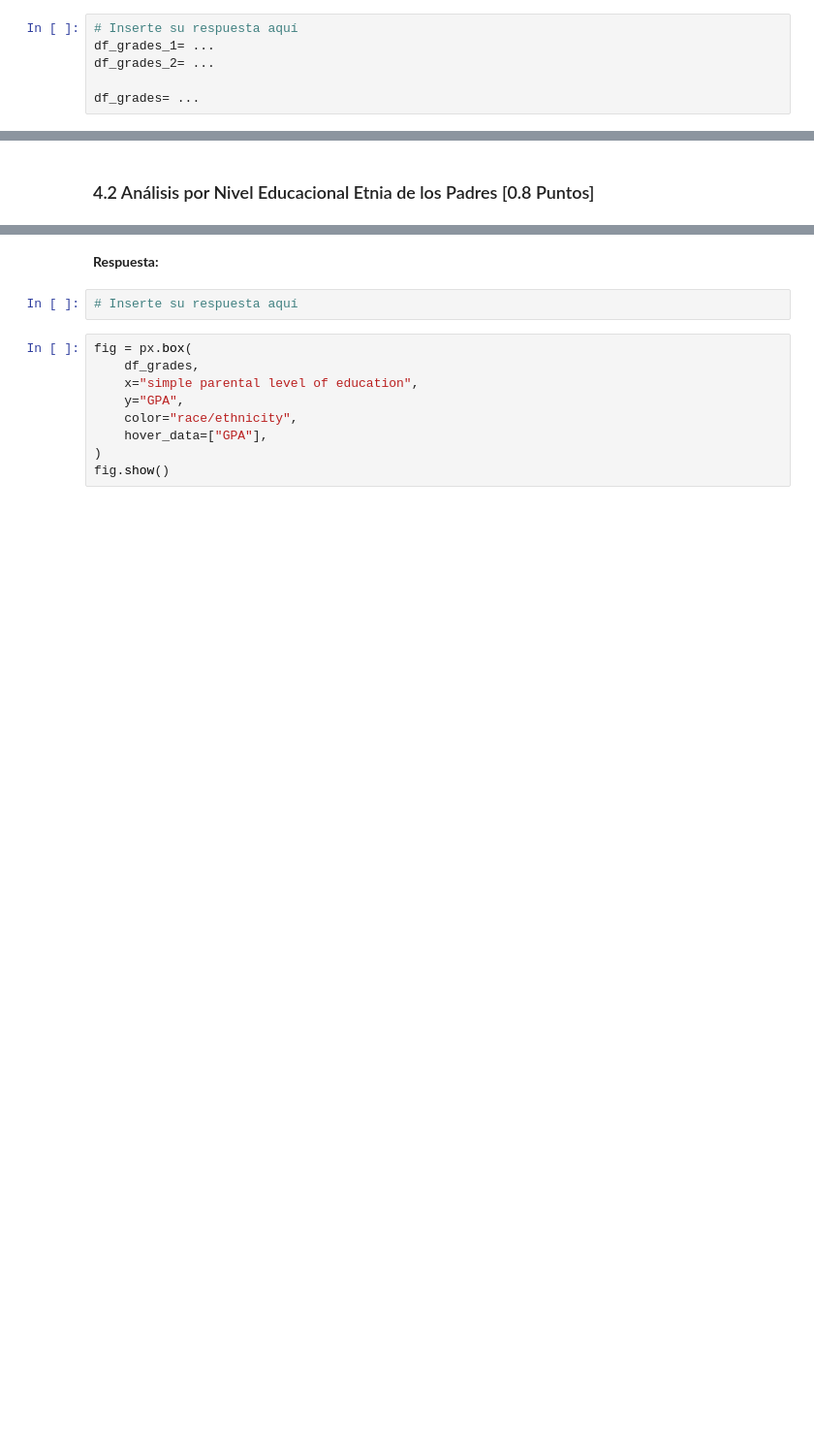
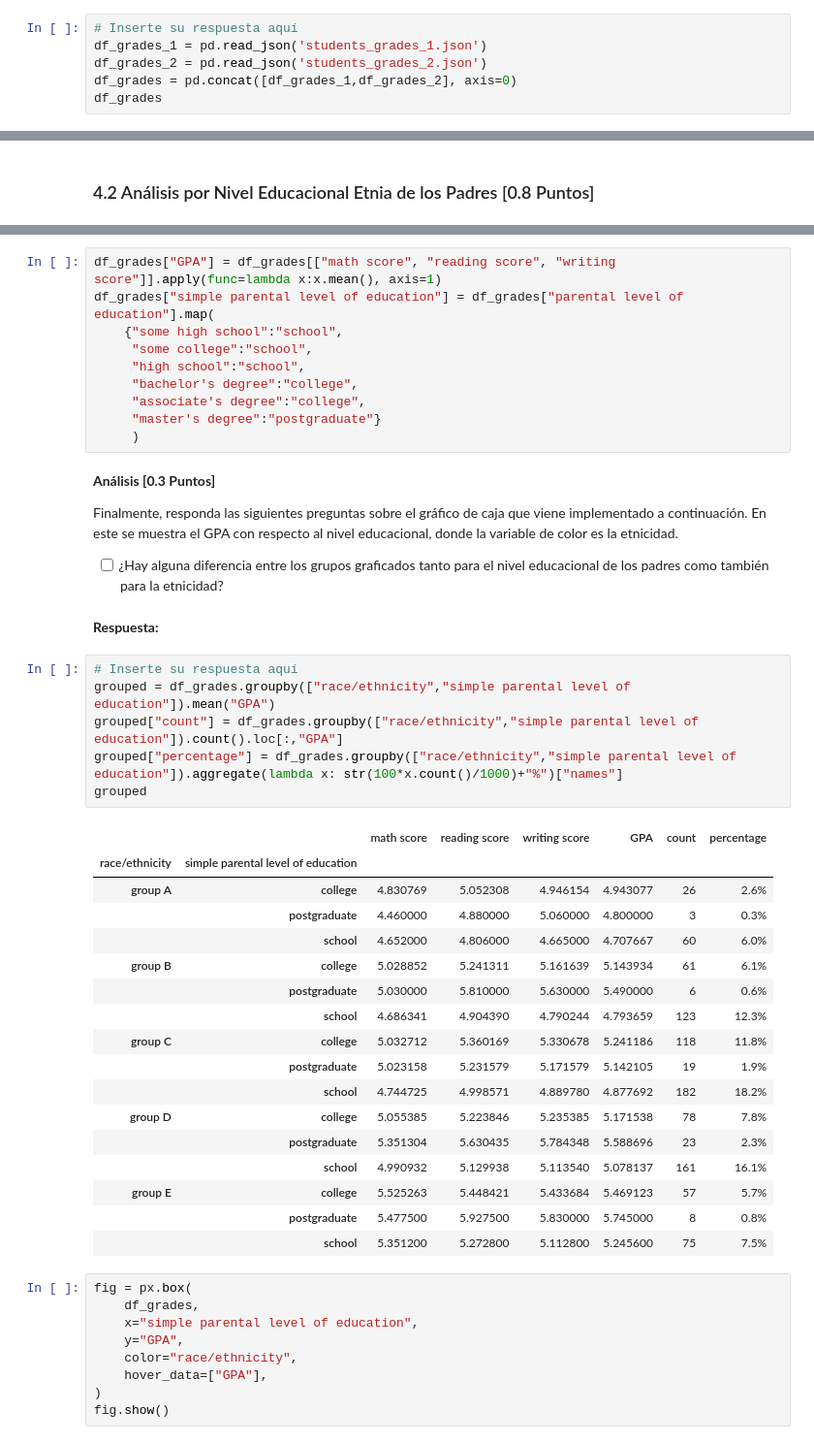
Before and after one commit to carinunez/Labs_MDS, a Jupyter notebook: lab3/Lab3.ipynb, the cells around one changed output, grey strips where cells are left out. Shown: that part at 97% size. Saved outputs shown, nothing was run; the diff lists cells and outputs as text; blank space fills up the shorter version.

```diff
--- a/lab3/Lab3.ipynb
+++ b/lab3/Lab3.ipynb
@@ -678,7 +680,7 @@ Hint: investigue el método `concat`
 **Respuesta:**
 # %%
 # Inserte su respuesta aquí
-df_grades_1= ...
-df_grades_2= ...
-
-df_grades= ...
+df_grades_1 = pd.read_json('students_grades_1.json')
+df_grades_2 = pd.read_json('students_grades_2.json')
+df_grades = pd.concat([df_grades_1,df_grades_2], axis=0)
+df_grades
@@ -724,7 +749,46 @@ Finalmente, responda las siguientes preguntas sobre el gráfico de caja que vien
+# %%
+df_grades["GPA"] = df_grades[["math score", "reading score", "writing score"]].apply(func=lambda x:x.mean(), axis=1)
+df_grades["simple parental level of education"] = df_grades["parental level of education"].map(
+    {"some high school":"school",
+     "some college":"school",
+     "high school":"school",
+     "bachelor's degree":"college",
+     "associate's degree":"college",
+     "master's degree":"postgraduate"}
+     )
+# %% [markdown]
+
+**Análisis [0.3 Puntos]**
+
+Finalmente, responda las siguientes preguntas sobre el gráfico de caja que viene implementado a continuación. En este se muestra el GPA con respecto al nivel educacional, donde la variable de color es la etnicidad.
+
+- [ ]  ¿Hay alguna diferencia entre los grupos graficados tanto para el nivel educacional de los padres como también para la etnicidad?
 # %% [markdown]
 **Respuesta:**
-# %%
-# Inserte su respuesta aquí
+# %%
+# Inserte su respuesta aquí
+grouped = df_grades.groupby(["race/ethnicity","simple parental level of education"]).mean("GPA")
+grouped["count"] = df_grades.groupby(["race/ethnicity","simple parental level of education"]).count().loc[:,"GPA"]
+grouped["percentage"] = df_grades.groupby(["race/ethnicity","simple parental level of education"]).aggregate(lambda x: str(100*x.count()/1000)+"%")["names"]
+grouped
+# %% [output]
+|  |  | math score | reading score | writing score | GPA | count | percentage |
+| race/ethnicity | simple parental level of education |  |  |  |  |  |  |
+| group A | college | 4.830769 | 5.052308 | 4.946154 | 4.943077 | 26 | 2.6% |
+|  | postgraduate | 4.460000 | 4.880000 | 5.060000 | 4.800000 | 3 | 0.3% |
+|  | school | 4.652000 | 4.806000 | 4.665000 | 4.707667 | 60 | 6.0% |
+| group B | college | 5.028852 | 5.241311 | 5.161639 | 5.143934 | 61 | 6.1% |
+|  | postgraduate | 5.030000 | 5.810000 | 5.630000 | 5.490000 | 6 | 0.6% |
+|  | school | 4.686341 | 4.904390 | 4.790244 | 4.793659 | 123 | 12.3% |
+| group C | college | 5.032712 | 5.360169 | 5.330678 | 5.241186 | 118 | 11.8% |
+|  | postgraduate | 5.023158 | 5.231579 | 5.171579 | 5.142105 | 19 | 1.9% |
+|  | school | 4.744725 | 4.998571 | 4.889780 | 4.877692 | 182 | 18.2% |
+| group D | college | 5.055385 | 5.223846 | 5.235385 | 5.171538 | 78 | 7.8% |
+|  | postgraduate | 5.351304 | 5.630435 | 5.784348 | 5.588696 | 23 | 2.3% |
+|  | school | 4.990932 | 5.129938 | 5.113540 | 5.078137 | 161 | 16.1% |
+| group E | college | 5.525263 | 5.448421 | 5.433684 | 5.469123 | 57 | 5.7% |
+|  | postgraduate | 5.477500 | 5.927500 | 5.830000 | 5.745000 | 8 | 0.8% |
+|  | school | 5.351200 | 5.272800 | 5.112800 | 5.245600 | 75 | 7.5% |
 # %%
 fig = px.box(
     df_grades,
```
Also changed, not shown: parts of 15 cells of this notebook.
